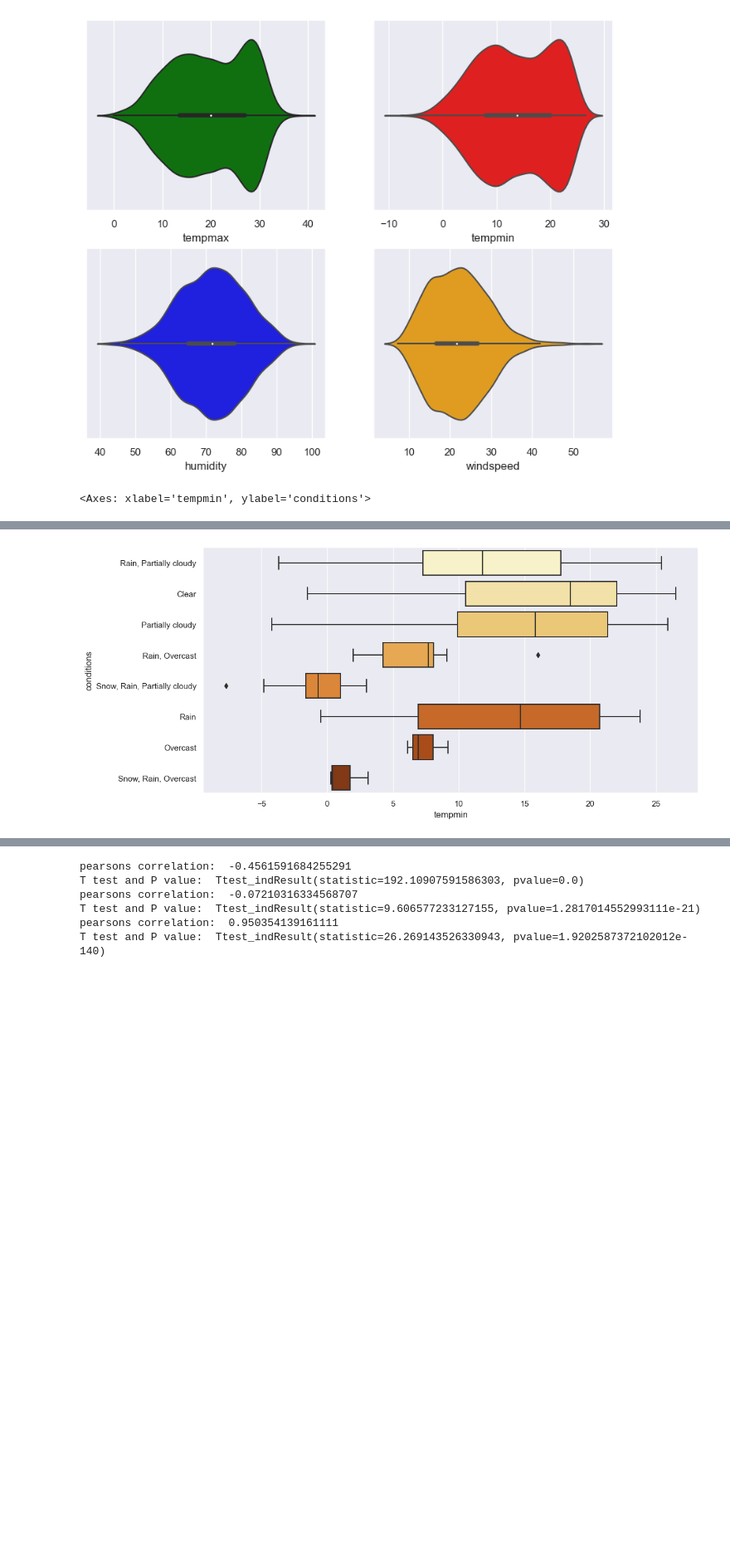
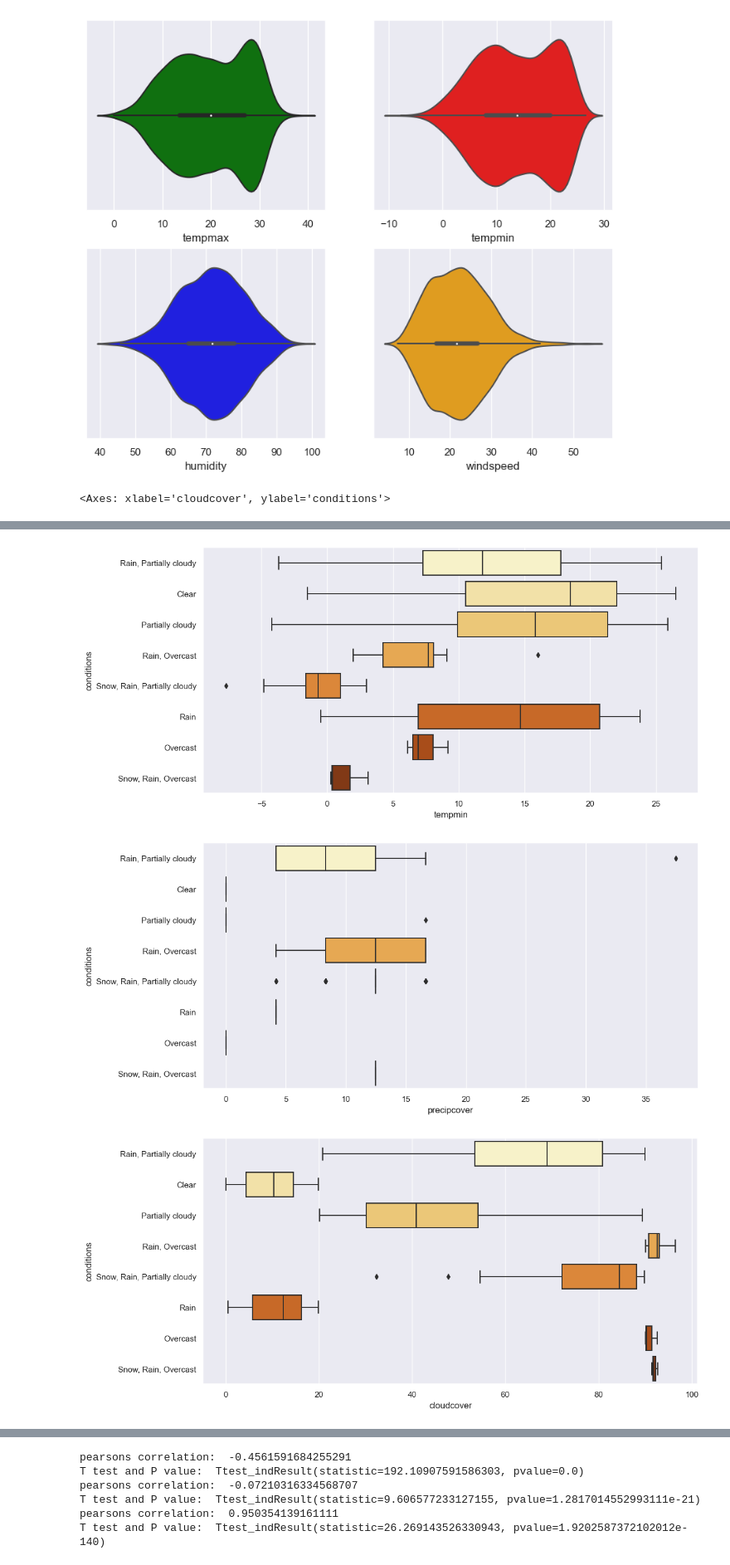
Before and after one commit to Kave98/IOTweatherMonitoring_Prediction, a Jupyter notebook: Weather Prediction.ipynb, the cells around one changed output, grey strips where cells are left out. Shown at 83% size. Cells and saved outputs as stored; diff of their text form; code cells hidden in the pictures; blank space fills up the shorter version.

```diff
--- a/Weather Prediction.ipynb
+++ b/Weather Prediction.ipynb
@@ -115,21 +142,29 @@ sns.violinplot(data=data,x='windspeed',kde=True,ax=axs[1,1],color='orange')
 # %%
 plt.figure(figsize=(12,6))
 sns.boxplot(x='humidity',y='conditions',data=data,palette='YlOrBr') #
 
 plt.figure(figsize=(12,6))
 sns.boxplot(x='tempmax',y='conditions',data=data,palette='inferno')
 
 plt.figure(figsize=(12,6))
 sns.boxplot(x='windspeed',y='conditions',data=data,palette='YlOrBr') # every weather has some positive of outliers
 
 plt.figure(figsize=(12,6))
 sns.boxplot(x='tempmin',y='conditions',data=data,palette='YlOrBr')
+
+plt.figure(figsize=(12,6))
+sns.boxplot(x='precipcover',y='conditions',data=data,palette='YlOrBr')
+
+plt.figure(figsize=(12,6))
+sns.boxplot(x='cloudcover',y='conditions',data=data,palette='YlOrBr')
 # %% [output]
-<Axes: xlabel='tempmin', ylabel='conditions'>
+<Axes: xlabel='cloudcover', ylabel='conditions'>
 [figure]
 [figure]
 [figure]
 [figure]
+[figure, added]
+[figure, added]
 # %%
 conditions_numeric = data.drop(['conditions'], axis=1).apply(pd.to_numeric, errors='coerce') #remove condition column bcs its non-numeric
 plt.figure(figsize=(12, 6))
```
Also changed, not shown: parts of 24 cells of this notebook, 2 other files.
